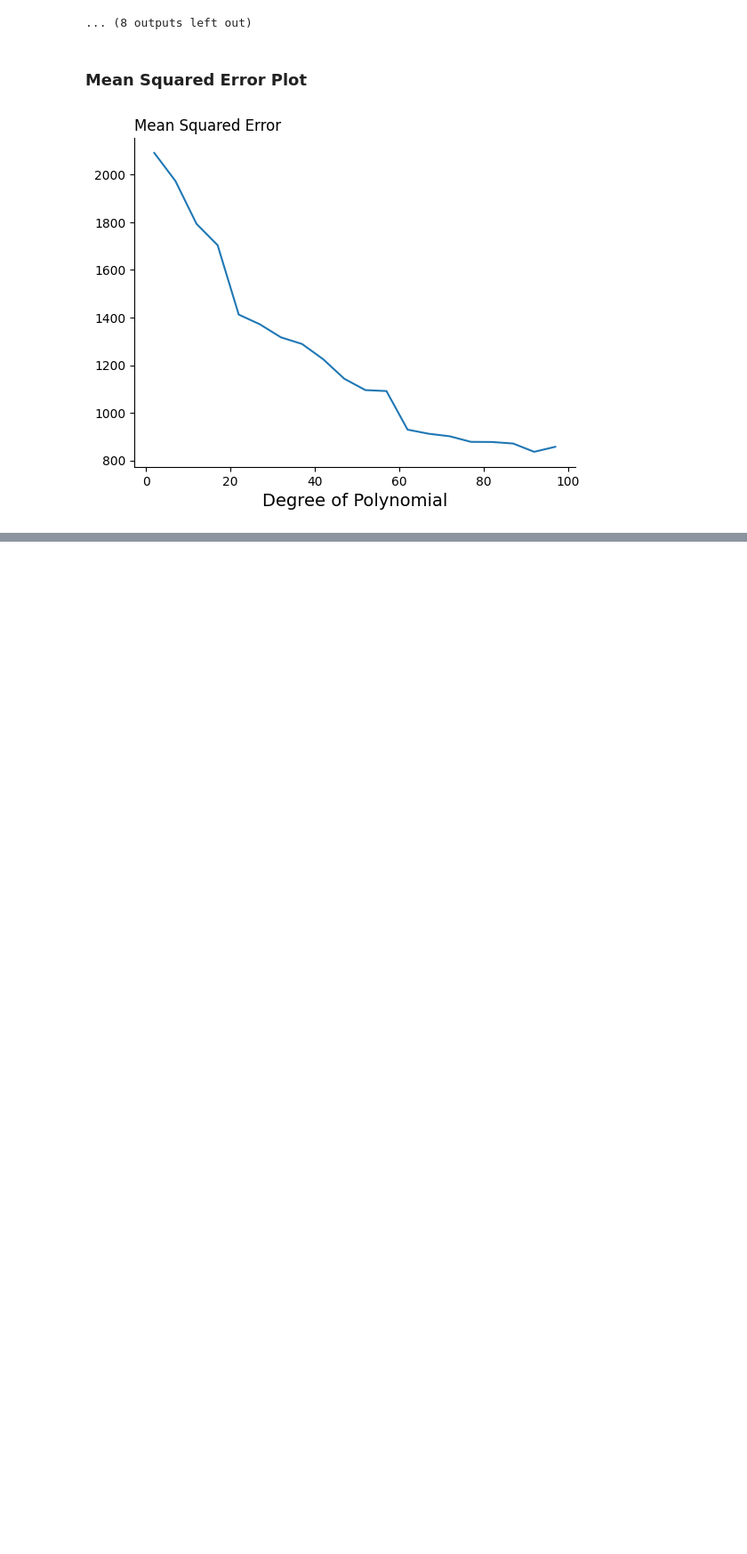
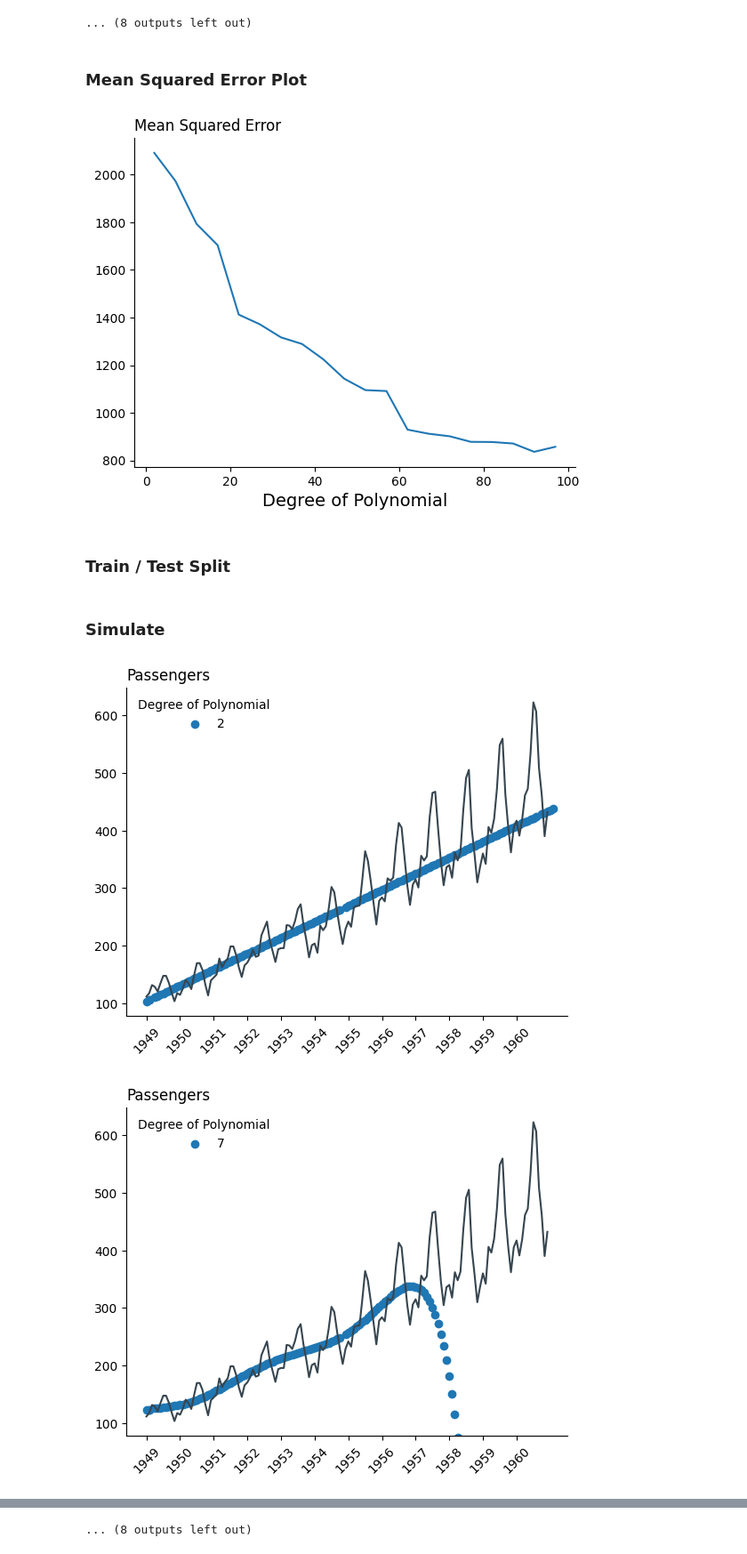
Before and after one commit to pharringtonp19/business-analytics, a Jupyter notebook: notebooks/regression/regression_transformations_motivation.ipynb, the cells around one changed output, grey strips where cells are left out. Shown at 89% size. Drawn from its saved outputs; the diff is of its cells as text; code cells hidden in the pictures; blank space fills up the shorter version.

```diff
--- a/notebooks/regression/regression_transformations_motivation.ipynb
+++ b/notebooks/regression/regression_transformations_motivation.ipynb
@@ -206,3 +184,47 @@ ax.spines['top'].set_visible(False)
 plt.show()
 # %% [output]
 [figure]
+# %% [markdown]
+### **Train / Test Split**
+# %%
+cut_id = int(.70*df.shape[0])
+# %% [markdown]
+### **Simulate**
+# %%
+MSES = {'train': [],
+        'test': []}
+Range = range(2, 100, 5)
+for i in Range:
+  transformations = list(map(gen_polynomial, range(i)))
+  new_df, transformed_variables = apply_transformations(df, 'Month_Encoded_Scaled', transformations)
+  new_df_train = new_df.iloc[:cut_id]
+  new_df_test = new_df.iloc[cut_id:]
+  regression_string = create_regression_string('Passengers', transformed_variables)
+  linear_model = smf.ols(regression_string, data=new_df_train)
+  results = linear_model.fit()
+  in_mse = (results.resid**2).mean()
+  out_mse = ((new_df_test['Passengers'] - results.predict(new_df_test))**2).mean()
+  MSES['train'].append(in_mse)
+  MSES['test'].append(out_mse)
+  yhat = results.predict(new_df)
+
+  plt.scatter(new_df['Month_Encoded'], yhat, label=i)
+  plt.plot(df['Month'], df['Passengers'], color="#36454F")
+  plt.title('Passengers', loc='left')
+  ax = plt.gca()
+  ax.spines['right'].set_visible(False)
+  ax.spines['top'].set_visible(False)
+
+  # Select ticks and labels for the x-axis (every 12th month, assuming monthly data)
+  tick_positions = df.index[::12]  # Use the index for positioning
+  tick_labels = df['Month'][::12].str.split('-').str[0]  # Extract only the year part
+
+  # Set ticks and labels
+  ax.set_xticks(tick_positions)
+  ax.set_xticklabels(tick_labels, rotation=45)  # Rotate for better readability
+  plt.legend(title='Degree of Polynomial', frameon=False)
+  # Show the plot
+  plt.show()
+# %% [output]
+[figure, added]
+[figure, added]
@@ -208,0 +241 @@ plt.show()
+... (8 outputs left out)
```
Also changed, not shown: parts of 7 cells of this notebook.
